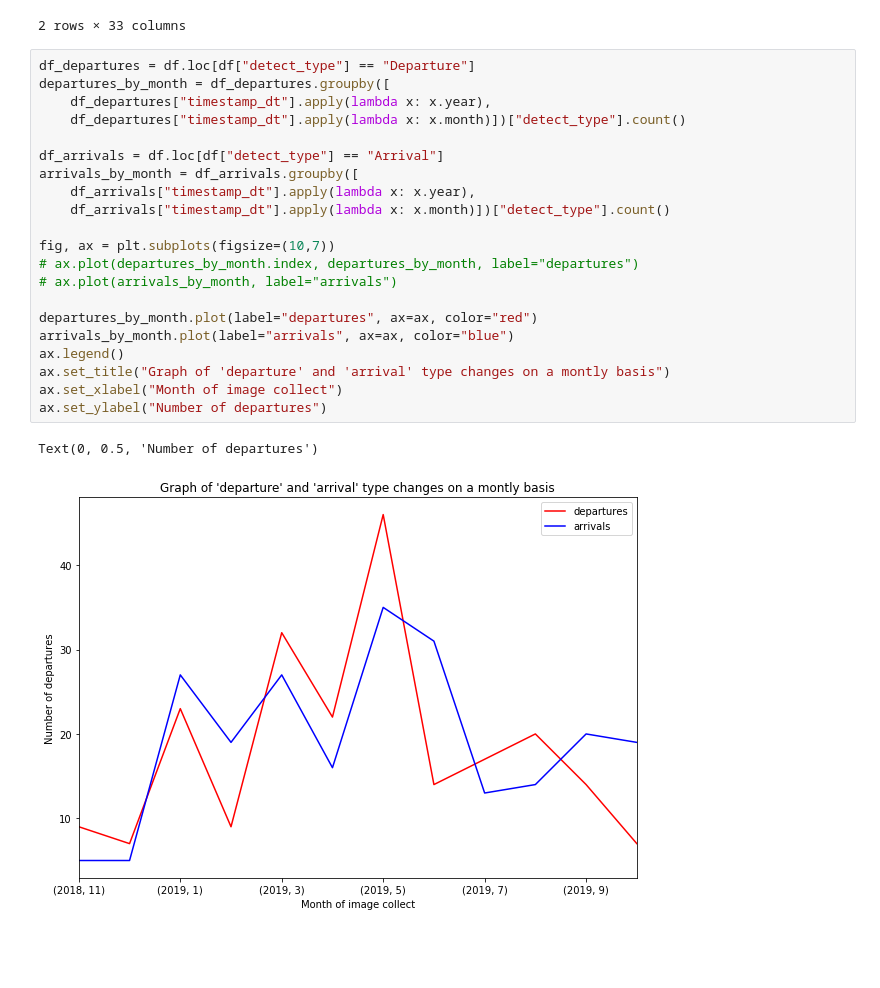
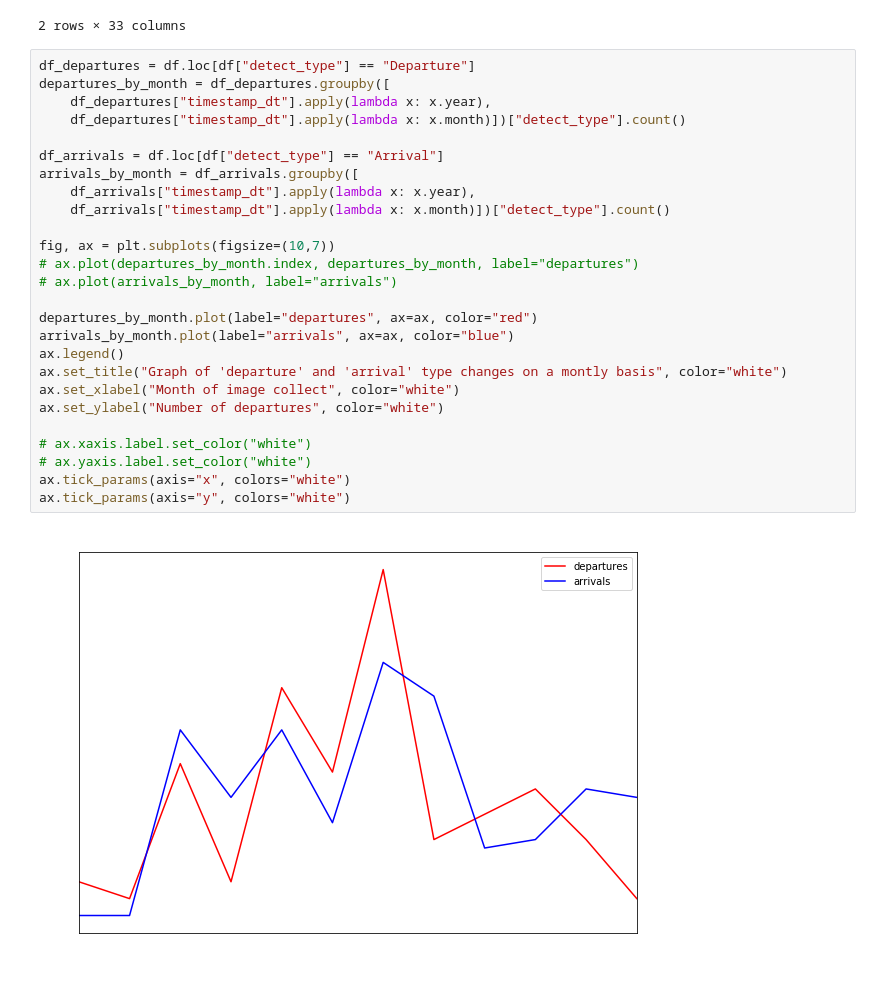
Before and after one commit to michaelmdresser/spotthedifference, a Jupyter notebook: michael/overtime.ipynb, the cells around one changed output. Saved outputs shown, nothing was run; the diff lists cells and outputs as text; blank space fills up the shorter version.

Commit message:
graph with white text

```diff
--- a/michael/overtime.ipynb
+++ b/michael/overtime.ipynb
@@ -53,27 +53,31 @@ df.loc[df["detect_type"] == "Departure"].head(2)
 # %%
 df_departures = df.loc[df["detect_type"] == "Departure"]
 departures_by_month = df_departures.groupby([
     df_departures["timestamp_dt"].apply(lambda x: x.year),
     df_departures["timestamp_dt"].apply(lambda x: x.month)])["detect_type"].count()
 
 df_arrivals = df.loc[df["detect_type"] == "Arrival"]
 arrivals_by_month = df_arrivals.groupby([
     df_arrivals["timestamp_dt"].apply(lambda x: x.year),
     df_arrivals["timestamp_dt"].apply(lambda x: x.month)])["detect_type"].count()
 
 fig, ax = plt.subplots(figsize=(10,7))
 # ax.plot(departures_by_month.index, departures_by_month, label="departures")
 # ax.plot(arrivals_by_month, label="arrivals")
 
 departures_by_month.plot(label="departures", ax=ax, color="red")
 arrivals_by_month.plot(label="arrivals", ax=ax, color="blue")
 ax.legend()
-ax.set_title("Graph of 'departure' and 'arrival' type changes on a montly basis")
-ax.set_xlabel("Month of image collect")
-ax.set_ylabel("Number of departures")
+ax.set_title("Graph of 'departure' and 'arrival' type changes on a montly basis", color="white")
+ax.set_xlabel("Month of image collect", color="white")
+ax.set_ylabel("Number of departures", color="white")
+
+# ax.xaxis.label.set_color("white")
+# ax.yaxis.label.set_color("white")
+ax.tick_params(axis="x", colors="white")
+ax.tick_params(axis="y", colors="white")
 # %% [output]
-Text(0, 0.5, 'Number of departures')
-[figure, old version]
+[figure, new version]
 # %%
 departures_by_date = df_departures.groupby(df_departures["timestamp_dt"])["detect_type"].count()
 
```
Also changed, not shown: parts of 1 cell of this notebook.
